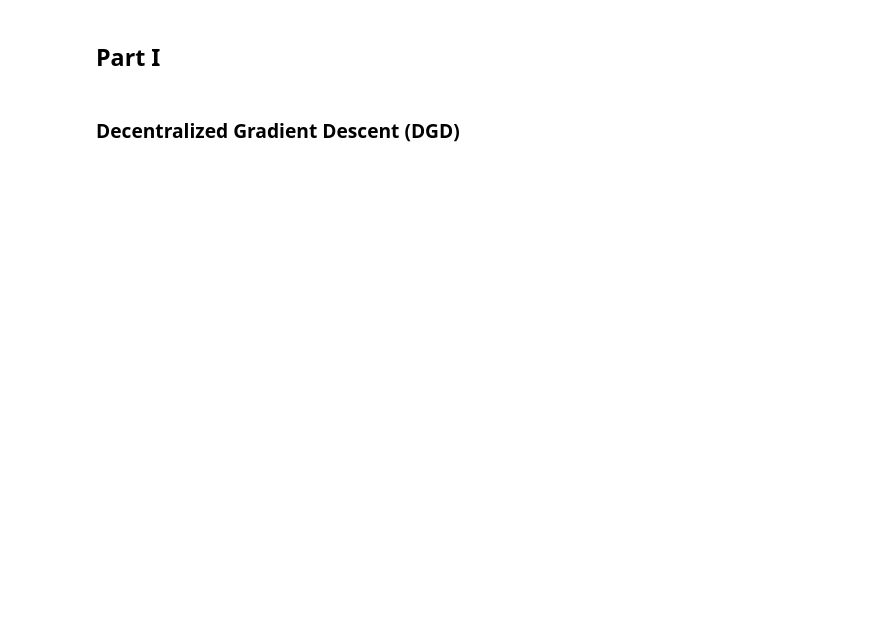
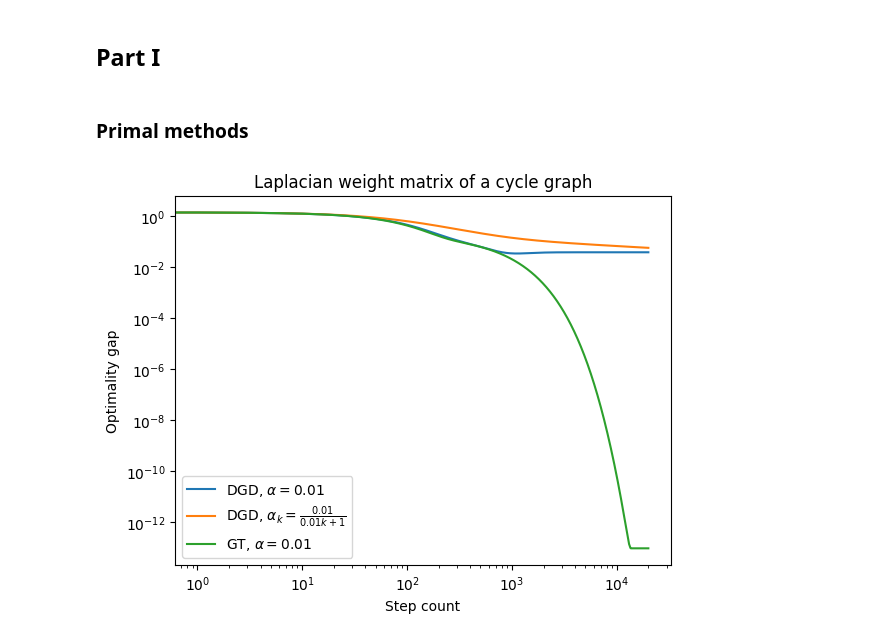
Before and after one commit to yy214/cooperative-optimization, a Jupyter notebook: src/submission.ipynb, the cells around one changed output. Cells and saved outputs as stored; diff of their text form; code cells hidden in the pictures; blank space fills up the shorter version.

```diff
--- a/src/submission.ipynb
+++ b/src/submission.ipynb
@@ -37,8 +37,6 @@ G = nx.cycle_graph(a)
 from utils.graph_tools import laplacian_weight_matrix
 W = laplacian_weight_matrix(G, 0.1)
 # %%
-step_count = int(1e4)
+step_count = int(2e4)
 # %% [markdown]
 ## Part I
-# %% [markdown]
-### Decentralized Gradient Descent (DGD)
@@ -48,0 +43,25 @@ dgd(a, m, agents, Kmm, Knm, W, dataY, )
+# %% [markdown]
+### Primal methods
+# %%
+from algorithms.dgd import dgd
+from algorithms.gradient_tracking import gt
+
+from utils.kernel import plot_optimality_gap
+import matplotlib.pyplot as plt
+
+xi_dgd = dgd(a, m, agents, Kmm, Knm, W, dataY, step_count, step_size=0.01)
+xi_gt = gt(a, m, agents, Kmm, Knm, W, dataY, step_count, step_size=0.01)
+
+var_step_size = lambda x: 0.01/(x/100 + 1)
+xi_dgd_decreasing = dgd(a, m, agents, Kmm, Knm, W, dataY, step_count, var_step_size, constant_step_size=False)
+
+plot_optimality_gap(Kmm, Knm, dataY[:n], np.mean(xi_dgd, axis=1), label=r"DGD, $\alpha=0.01$")
+plot_optimality_gap(Kmm, Knm, dataY[:n], np.mean(xi_dgd_decreasing, axis=1), label=r"DGD, $\alpha_k=\frac{0.01}{0.01k+1}$")
+plot_optimality_gap(Kmm, Knm, dataY[:n], np.mean(xi_gt, axis=1), label=r"GT, $\alpha=0.01$")
+plt.legend()
+plt.xlabel("Step count")
+plt.ylabel("Optimality gap")
+plt.title("Laplacian weight matrix of a cycle graph")
+plt.show()
+# %% [output]
+[figure, added]
```
Also changed, not shown: parts of 11 cells of this notebook, 9 other files.
